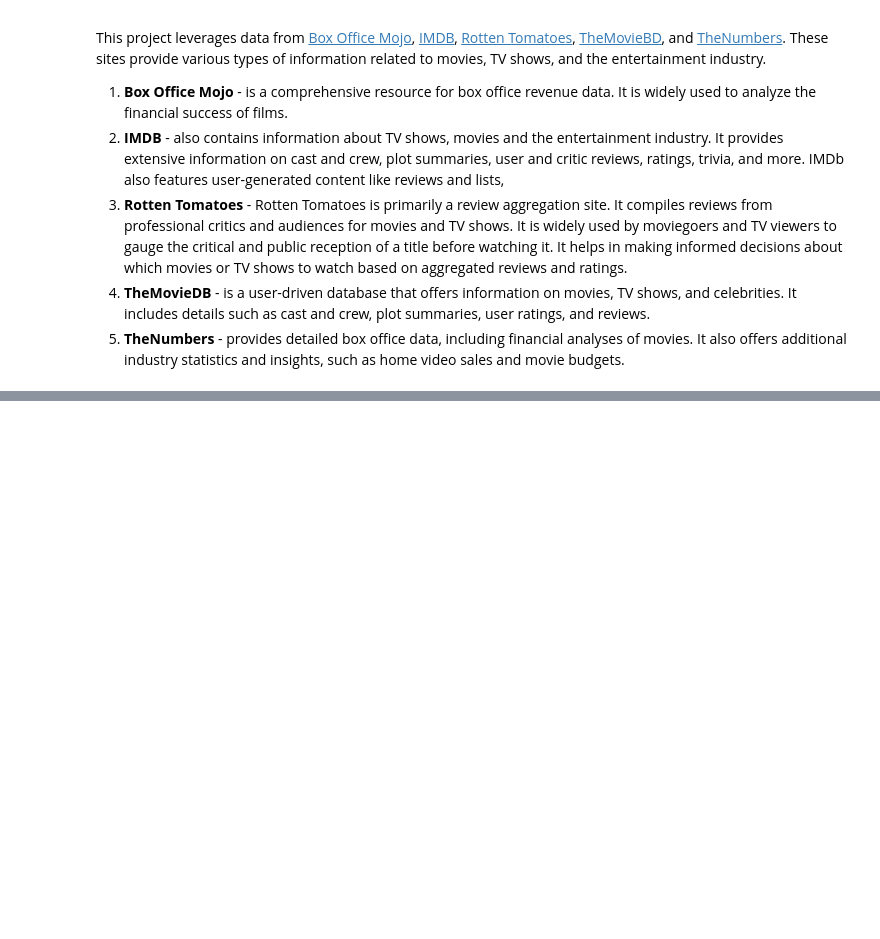
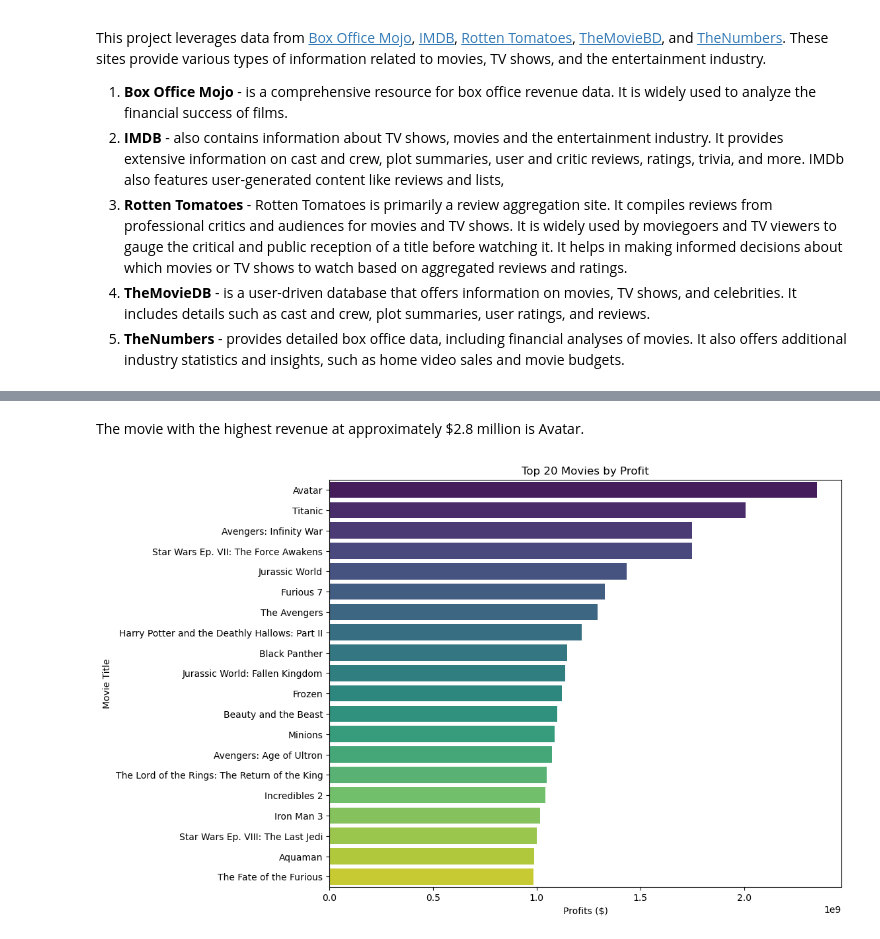
Before and after one commit to Katekui2024/Movies_Analysis, a Jupyter notebook: movie_data_analysis.ipynb, the cells around one changed output, grey strips where cells are left out. Saved outputs shown, nothing was run; the diff lists cells and outputs as text; code cells hidden in the pictures; blank space fills up the shorter version.

```diff
--- a/movie_data_analysis.ipynb
+++ b/movie_data_analysis.ipynb
@@ -181,0 +595,18 @@ The data was collected from various sources, resulting in files with different f
+# %% [markdown]
+The movie with the highest revenue at approximately $2.8 million is Avatar.
+# %%
+fig , ax = plt.subplots(figsize = (10,8))
+# get the top 20 profitable movies
+top_profitable = tn_movie_budgets.nlargest(n = 20, columns= 'profit')
+
+sns.barplot(x='profit', y='movie', data=top_profitable, ax=ax, palette='viridis')
+
+# Set axis labels and title
+ax.set_xlabel('Profits ($)')
+ax.set_ylabel('Movie Title')
+plt.title('Top 20 Movies by Profit')
+
+# Show the plot
+plt.show()
+# %% [output]
+[figure, added]
```
Also changed, not shown: parts of 91 cells of this notebook.
